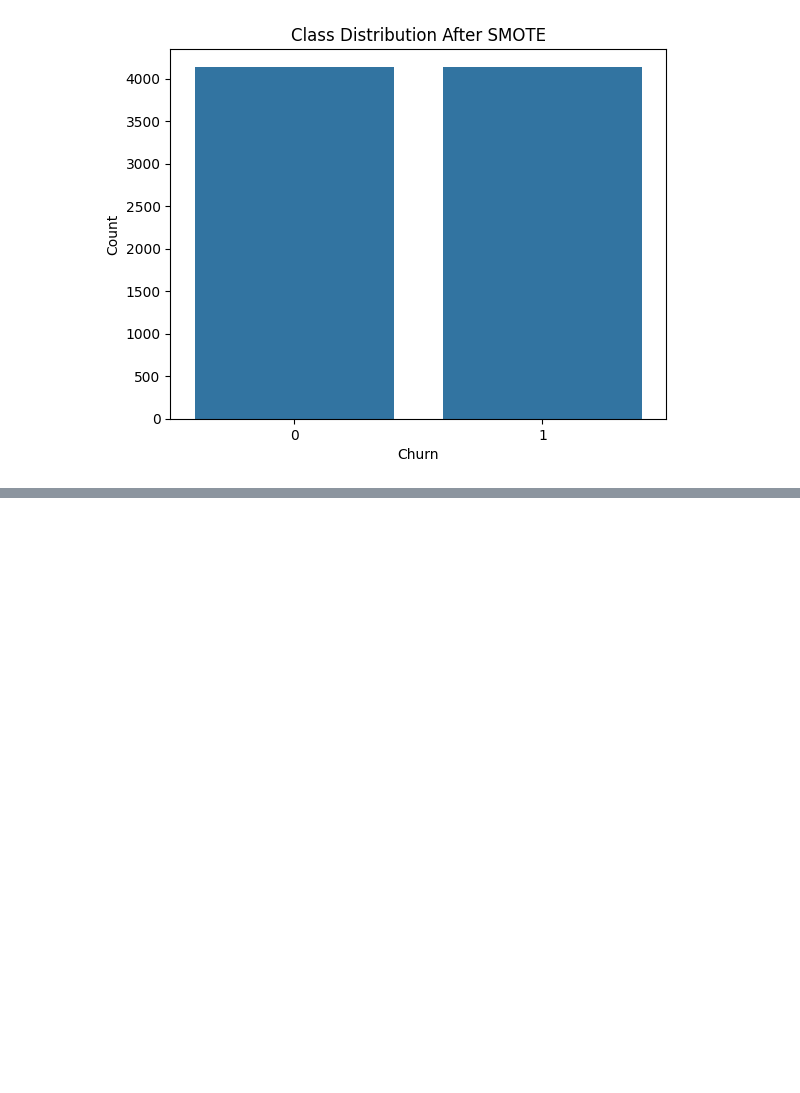
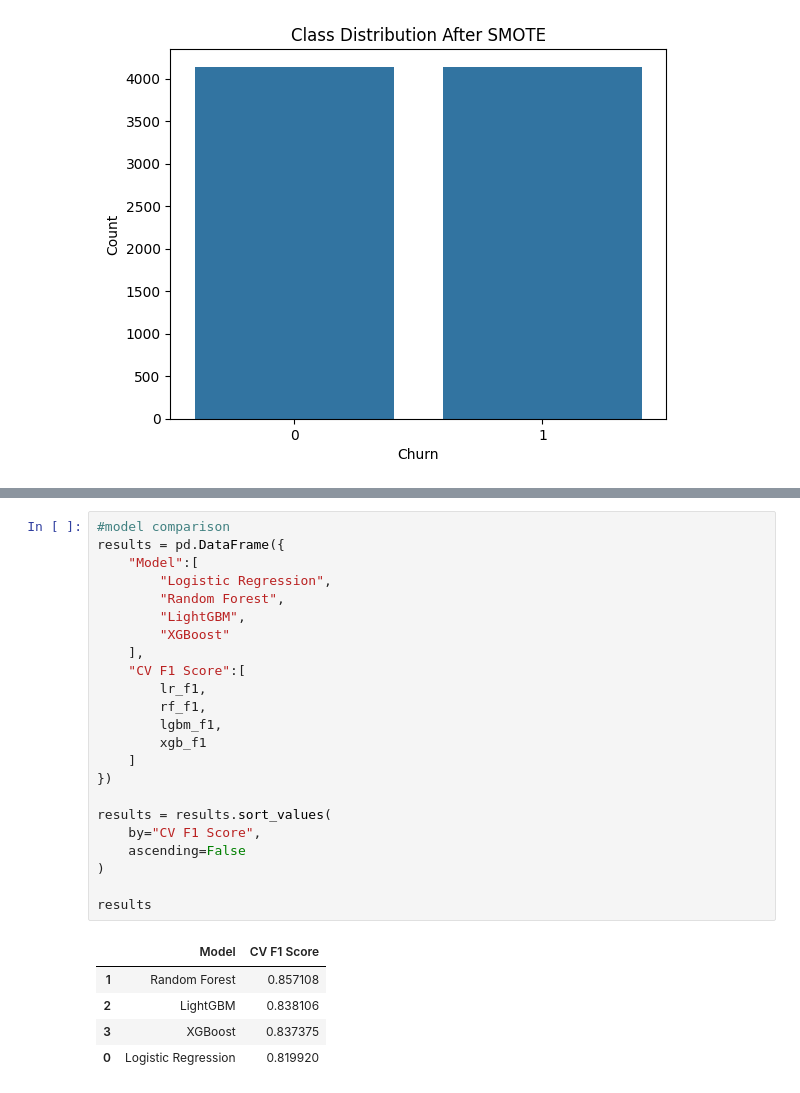
Before and after one commit to Nithinshibu07/Customer-Churn-Prediction, a Jupyter notebook: Notebook/Customer_churn_prediction.ipynb, the cells around one changed output, grey strips where cells are left out. Cells and saved outputs as stored; diff of their text form; blank space fills up the shorter version.

```diff
--- a/Notebook/Customer_churn_prediction.ipynb
+++ b/Notebook/Customer_churn_prediction.ipynb
@@ -619,0 +744,29 @@ plt.show()
+# %%
+#model comparison
+results = pd.DataFrame({
+    "Model":[
+        "Logistic Regression",
+        "Random Forest",
+        "LightGBM",
+        "XGBoost"
+    ],
+    "CV F1 Score":[
+        lr_f1,
+        rf_f1,
+        lgbm_f1,
+        xgb_f1
+    ]
+})
+
+results = results.sort_values(
+    by="CV F1 Score",
+    ascending=False
+)
+
+results
+# %% [output]
+|  | Model | CV F1 Score |
+| 1 | Random Forest | 0.857108 |
+| 2 | LightGBM | 0.838106 |
+| 3 | XGBoost | 0.837375 |
+| 0 | Logistic Regression | 0.819920 |
```
Also changed, not shown: parts of 9 cells of this notebook.
